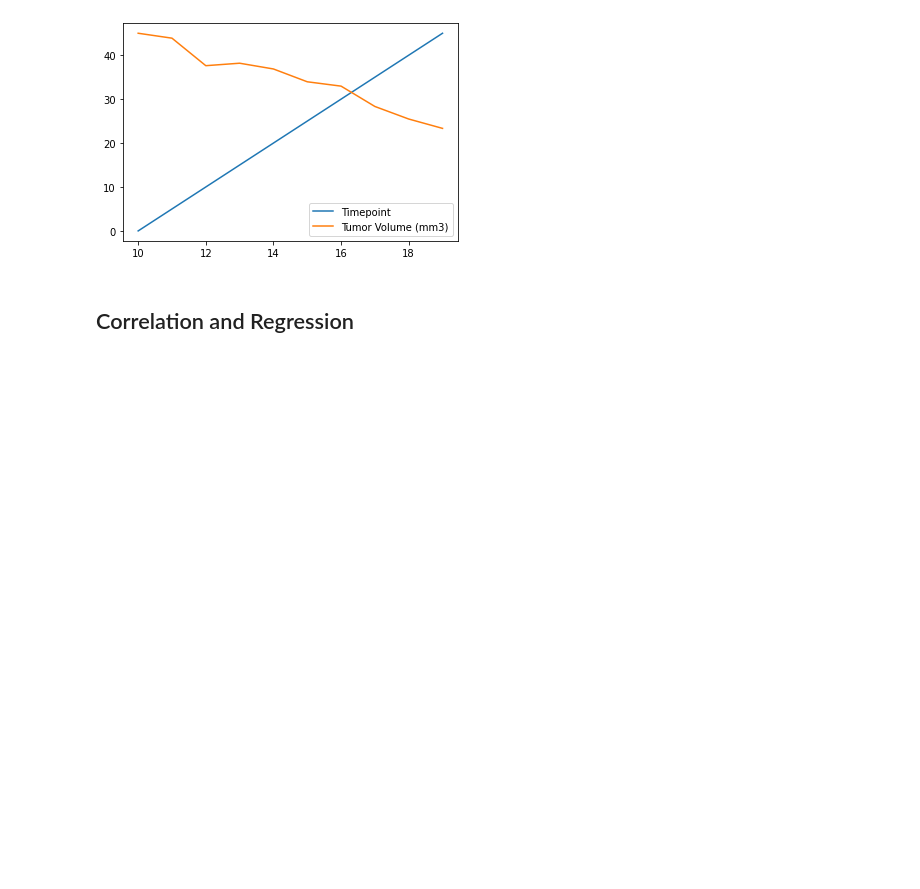
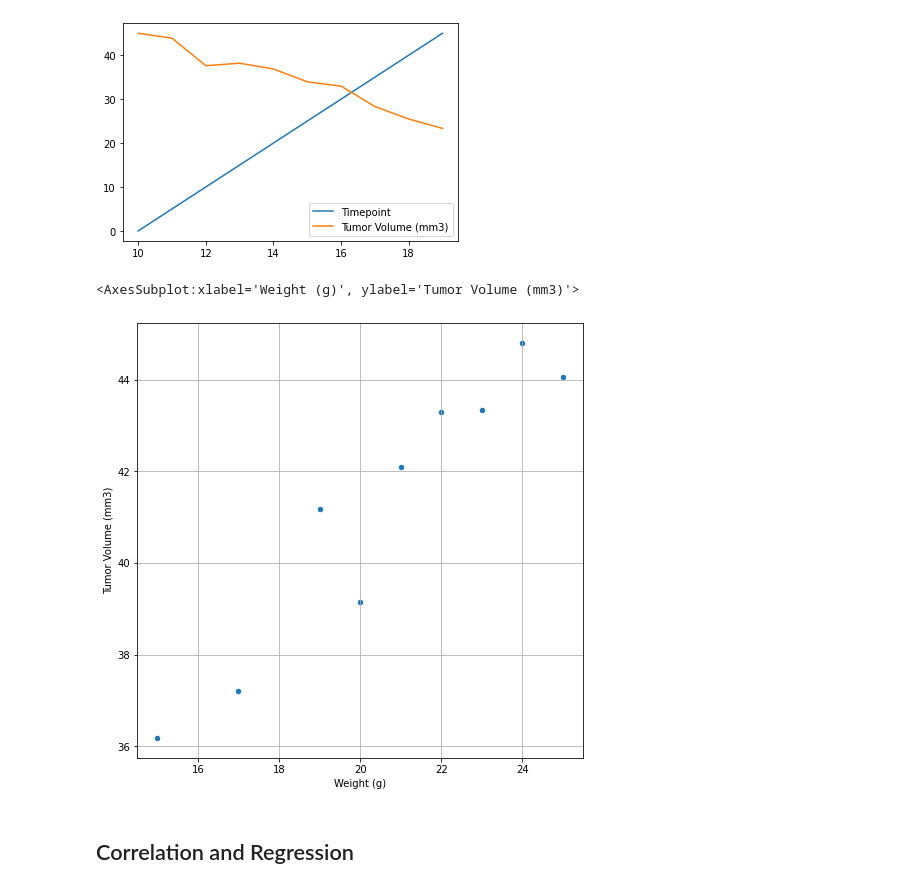
Before and after one commit to FreddyRangelA/Matplotlib, a Jupyter notebook: pymaceuticals_starter.ipynb, the cells around one changed output. Drawn from its saved outputs; the diff is of its cells as text; code cells hidden in the pictures; blank space fills up the shorter version.

Commit message:
scatter plot

```diff
--- a/pymaceuticals_starter.ipynb
+++ b/pymaceuticals_starter.ipynb
@@ -345,3 +343,17 @@ plt.savefig('Charts/ linePlot')
+# %%
+# Generate a scatter plot of average tumor volume vs. mouse weight for the Capomulin regimen
+Capomulin_uni
+weith_volumn_df=Capomulin_uni[["Drug Regimen","Weight (g)", "Tumor Volume (mm3)"]]
+average_value= [weith_volumn_df]
+ae_list= weith_volumn_df.groupby('Weight (g)')["Tumor Volume (mm3)"].mean()
+
+plot_list=pd.DataFrame(ae_list).reset_index()
+
+Capomulin_plt=plot_list.plot(kind='scatter', x='Weight (g)', y='Tumor Volume (mm3)', grid = True, figsize= (8,8))
+Capomulin_plt
+# %% [output]
+<AxesSubplot:xlabel='Weight (g)', ylabel='Tumor Volume (mm3)'>
+[figure, added]
 # %% [markdown]
 ## Correlation and Regression
 # %%
```
Also changed, not shown: parts of 2 cells of this notebook, 1 other file.
